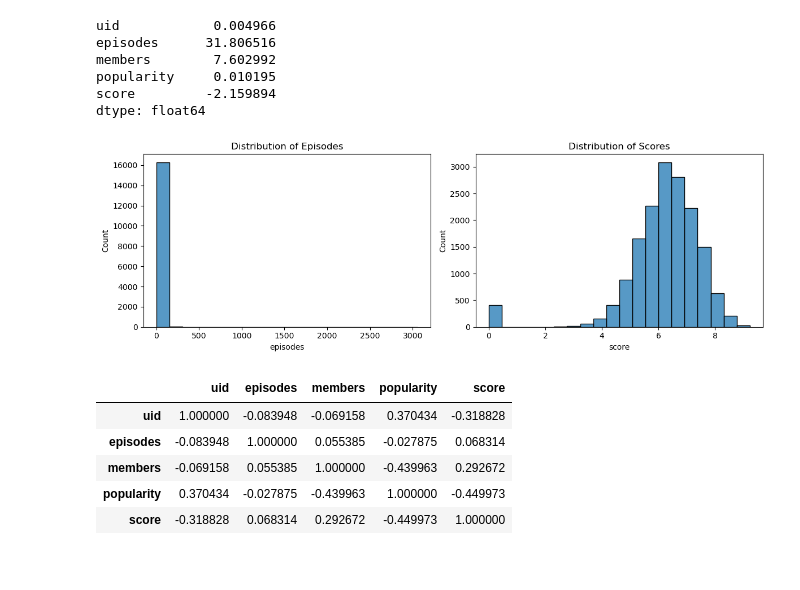
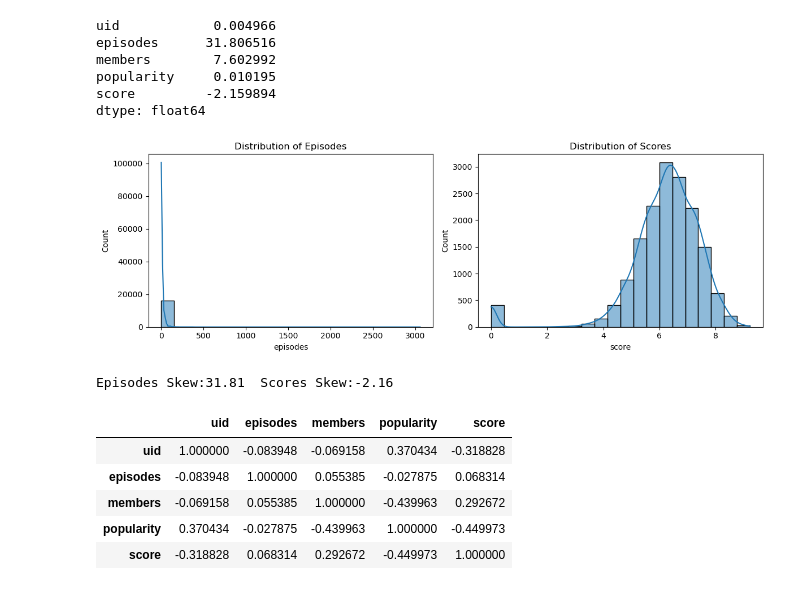
Before and after one commit to yohanLeembu/AiMl-intern, a Jupyter notebook: John/Month 1/Week4/AniMe.ipynb, the cells around one changed output. Cells and saved outputs as stored; diff of their text form; code cells hidden in the pictures.

```diff
--- a/John/Month 1/Week4/AniMe.ipynb
+++ b/John/Month 1/Week4/AniMe.ipynb
@@ -89,16 +89,18 @@ score         -2.159894
 dtype: float64
 # %%
 fig, axes = plt.subplots(1,2, figsize = (12,4))
-sns.histplot(ani["episodes"], bins = 20, ax=axes[0])
+sns.histplot(ani["episodes"],kde=True, bins = 20, ax=axes[0])
 axes[0].set_title("Distribution of Episodes")
 
-sns.histplot(ani["score"], bins = 20, ax=axes[1])
+sns.histplot(ani["score"], kde=True, bins = 20, ax=axes[1])
 axes[1].set_title("Distribution of Scores")
 
 plt.tight_layout()
 plt.show()
+print(f"Episodes Skew:{ani["episodes"].skew():.2f}  Scores Skew:{ani["score"].skew():.2f}")
 # %% [output]
-[figure, old version]
+[figure, new version]
+Episodes Skew:31.81  Scores Skew:-2.16
 # %%
 corr = ani[numeric].corr()
 corr
```
Also changed, not shown: parts of 5 cells of this notebook, 3 other files.
